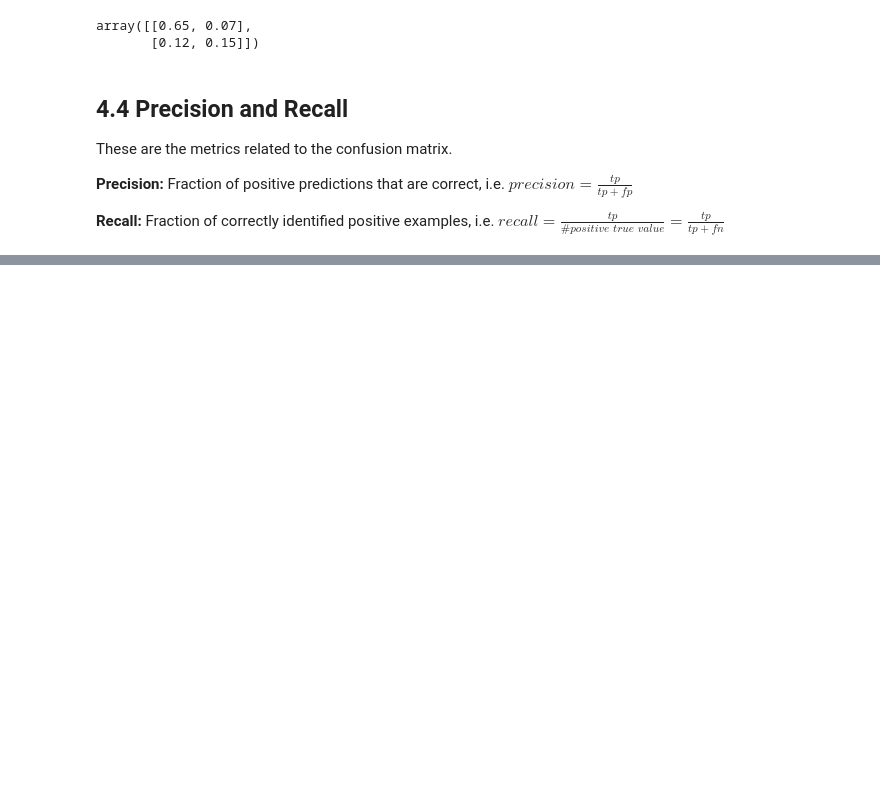
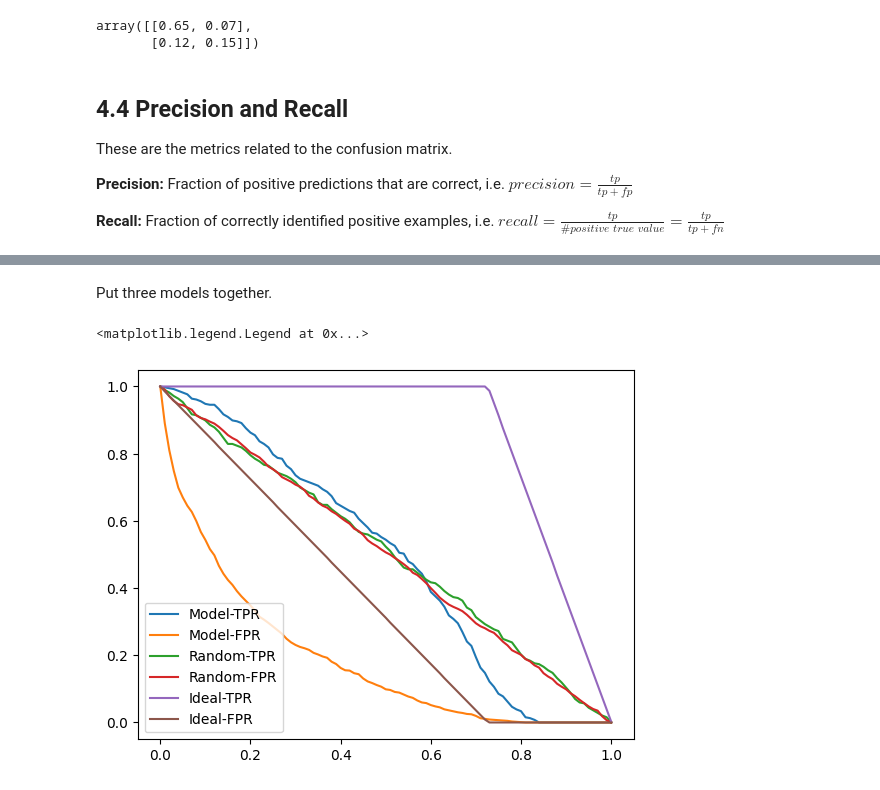
Before and after one commit to Aurelia106/machine-learning-zoomcamp, a Jupyter notebook: 04-evaluation/04-evaluation.ipynb, the cells around one changed output, grey strips where cells are left out. Cells and saved outputs as stored; diff of their text form; code cells hidden in the pictures; blank space fills up the shorter version.

```diff
--- a/04-evaluation/04-evaluation.ipynb
+++ b/04-evaluation/04-evaluation.ipynb
@@ -205,0 +322,13 @@ np.float64(0.5440414507772021)
+# %% [markdown]
+Put three models together.
+# %%
+plt.plot(df_scores.threshold, df_scores.tpr, label='Model-TPR')
+plt.plot(df_scores.threshold, df_scores.fpr, label='Model-FPR')
+plt.plot(df_rand.threshold, df_rand.tpr, label='Random-TPR')
+plt.plot(df_rand.threshold, df_rand.fpr, label='Random-FPR')
+plt.plot(df_ideal.threshold, df_ideal.tpr, label='Ideal-TPR')
+plt.plot(df_ideal.threshold, df_ideal.fpr, label='Ideal-FPR')
+plt.legend()
+# %% [output]
+<matplotlib.legend.Legend at 0x...>
+[figure, added]
```
Also changed, not shown: parts of 49 cells of this notebook.
